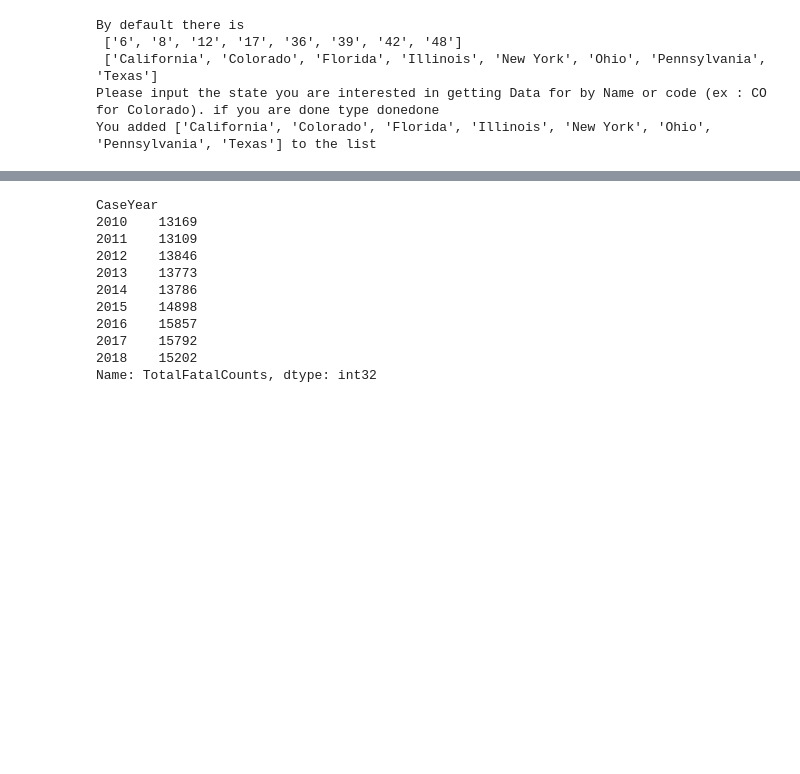
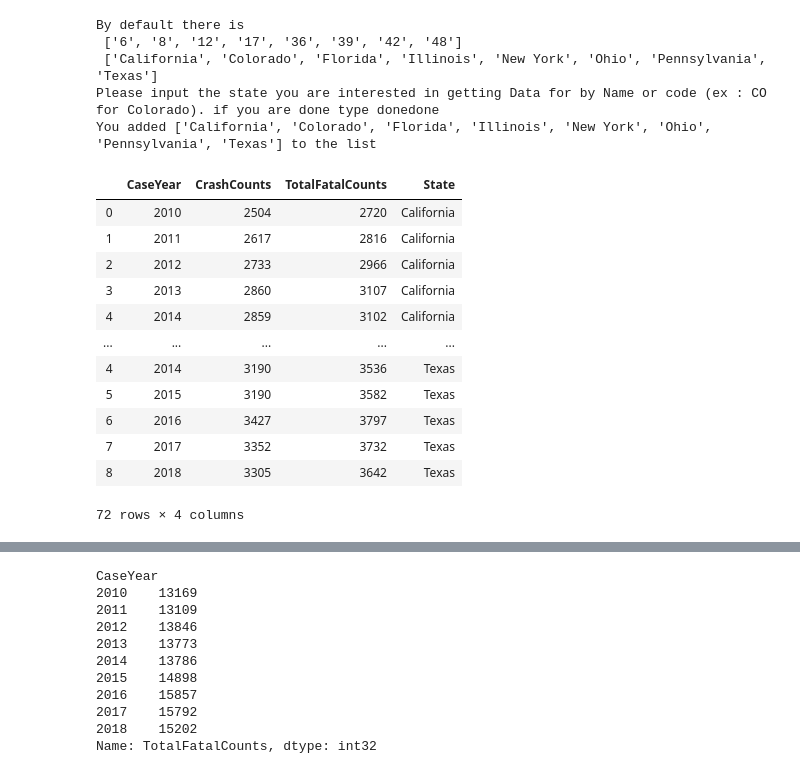
Before and after one commit to zelson71/project1-challenge, a Jupyter notebook: FARS close to Final.ipynb, the cells around one changed output, grey strips where cells are left out. Saved outputs shown, nothing was run; the diff lists cells and outputs as text; code cells hidden in the pictures; blank space fills up the shorter version.

```diff
--- a/FARS close to Final.ipynb
+++ b/FARS close to Final.ipynb
@@ -144,3 +143,19 @@ grouped_states = merged.groupby('State')
+# %%
+merged
+# %% [output]
+|  | CaseYear | CrashCounts | TotalFatalCounts | State |
+| 0 | 2010 | 2504 | 2720 | California |
+| 1 | 2011 | 2617 | 2816 | California |
+| 2 | 2012 | 2733 | 2966 | California |
+| 3 | 2013 | 2860 | 3107 | California |
+| 4 | 2014 | 2859 | 3102 | California |
+| ... | ... | ... | ... | ... |
+| 4 | 2014 | 3190 | 3536 | Texas |
+| 5 | 2015 | 3190 | 3582 | Texas |
+| 6 | 2016 | 3427 | 3797 | Texas |
+| 7 | 2017 | 3352 | 3732 | Texas |
+| 8 | 2018 | 3305 | 3642 | Texas |
+72 rows × 4 columns
 # %%
 # plot total fatal crashes by state over time
 fig = go.Figure()
```
Also changed, not shown: parts of 4 cells of this notebook.
